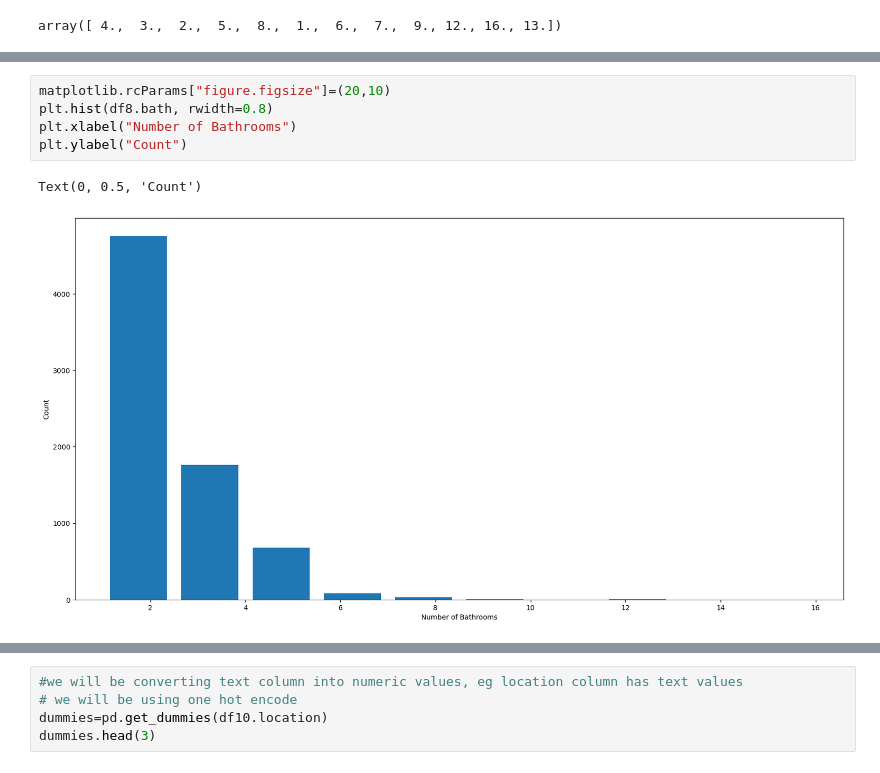
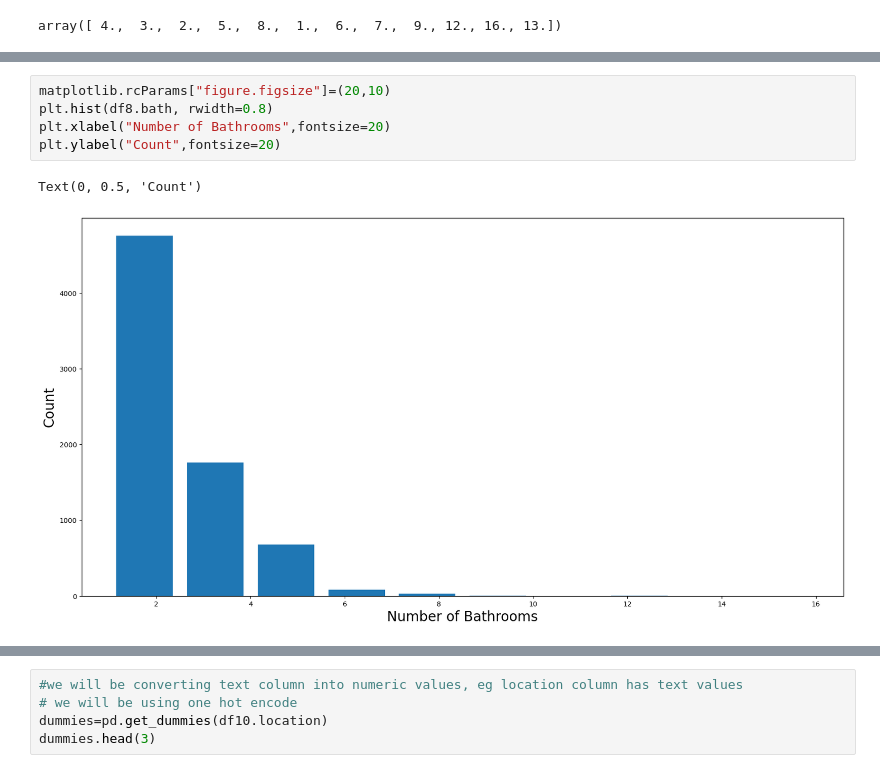
Before and after one commit to Aaryan2808/Property-Prediction, a Jupyter notebook: Property Prediction.ipynb, the cells around one changed output, grey strips where cells are left out. Drawn from its saved outputs; the diff is of its cells as text.

```diff
--- a/Property Prediction.ipynb
+++ b/Property Prediction.ipynb
@@ -423,11 +417,11 @@ df8[df8.bath>10]
 # %%
 matplotlib.rcParams["figure.figsize"]=(20,10)
 plt.hist(df8.bath, rwidth=0.8)
-plt.xlabel("Number of Bathrooms")
-plt.ylabel("Count")
+plt.xlabel("Number of Bathrooms",fontsize=20)
+plt.ylabel("Count",fontsize=20)
 # %% [output]
 Text(0, 0.5, 'Count')
-[figure, old version]
+[figure, new version]
 # %%
 # we need to mark bathrooms whose number is 2 greater than the
 # number of bedrooms as outliers
```
Also changed, not shown: parts of 52 cells of this notebook, 4 other files.
